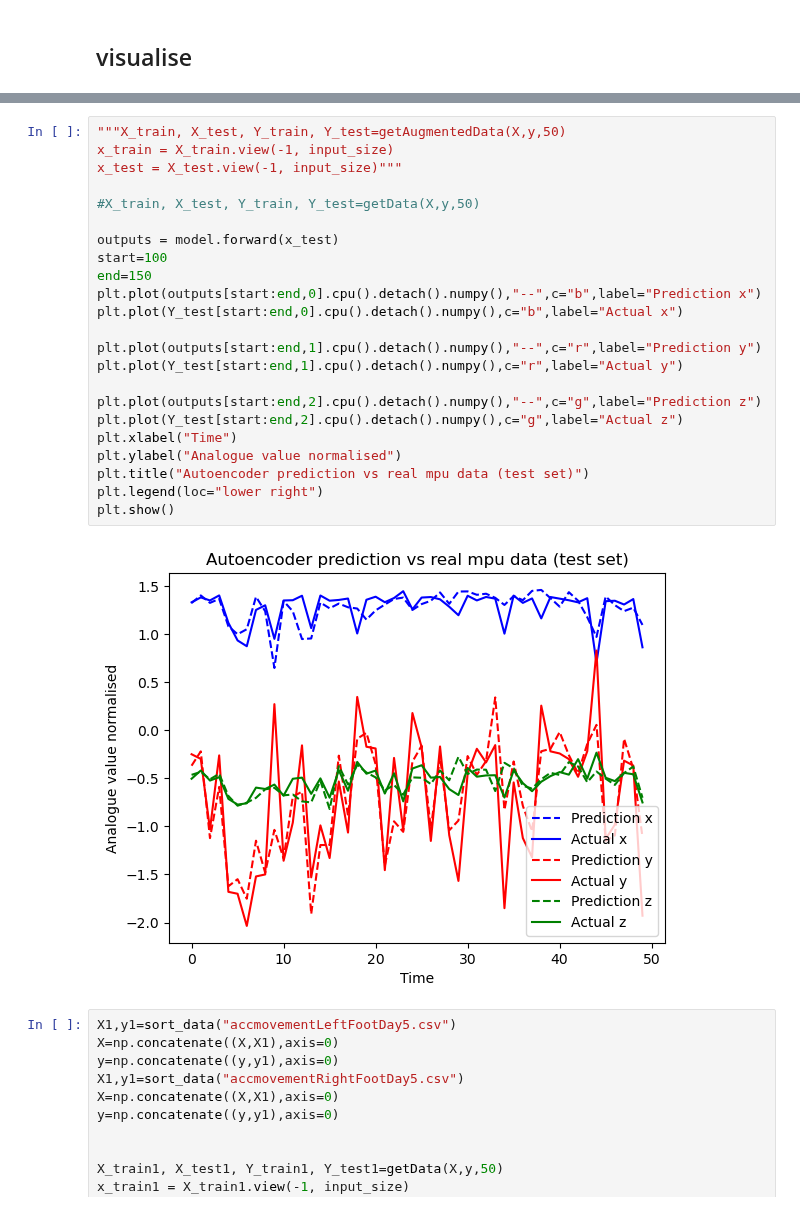
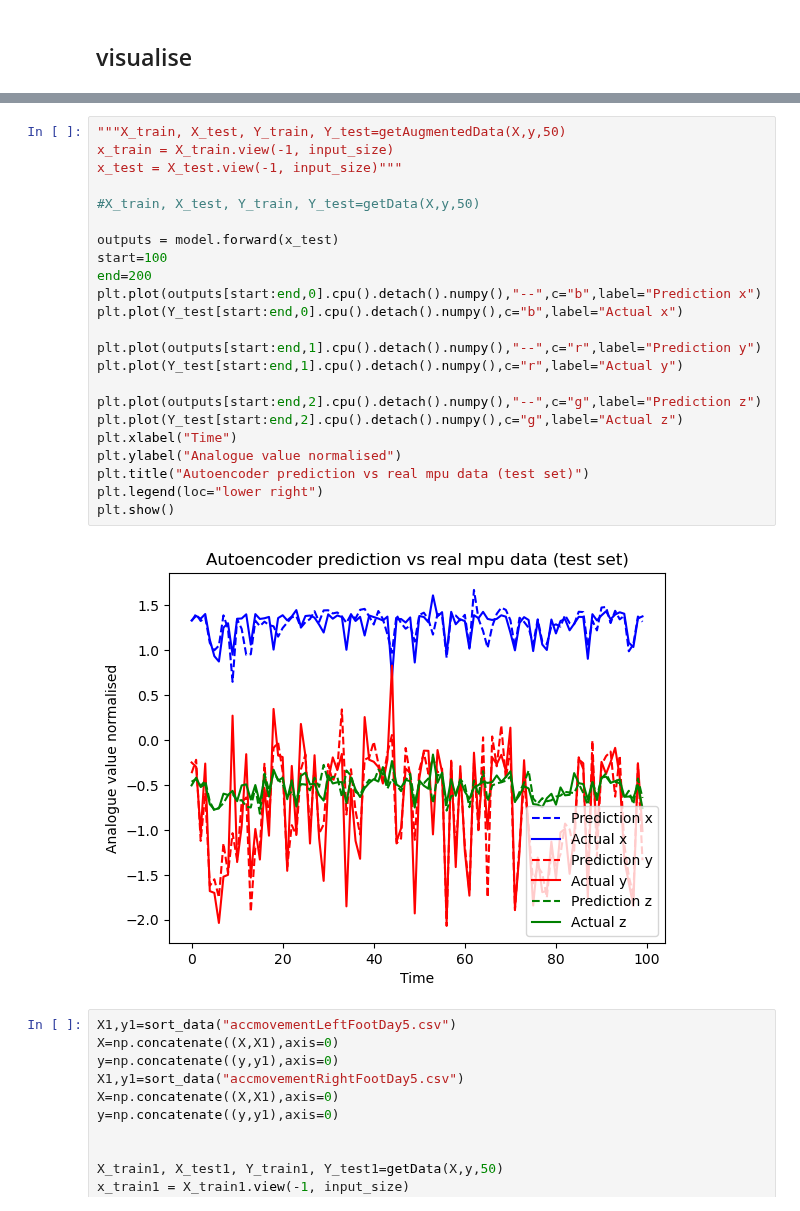
Before and after one commit to shepai/TactileSensor, a Jupyter notebook: Code/Data collection/robot/GPUCluster/autoencoderRun.ipynb, the cells around one changed output, grey strips where cells are left out. Cells and saved outputs as stored; diff of their text form.

```diff
--- a/Code/Data collection/robot/GPUCluster/autoencoderRun.ipynb
+++ b/Code/Data collection/robot/GPUCluster/autoencoderRun.ipynb
@@ -317,28 +314,28 @@ plt.show()
 # %%
 """X_train, X_test, Y_train, Y_test=getAugmentedData(X,y,50)
 x_train = X_train.view(-1, input_size)
 x_test = X_test.view(-1, input_size)"""
 
 #X_train, X_test, Y_train, Y_test=getData(X,y,50)
 
 outputs = model.forward(x_test)
 start=100
-end=150
+end=200
 plt.plot(outputs[start:end,0].cpu().detach().numpy(),"--",c="b",label="Prediction x")
 plt.plot(Y_test[start:end,0].cpu().detach().numpy(),c="b",label="Actual x")
 
 plt.plot(outputs[start:end,1].cpu().detach().numpy(),"--",c="r",label="Prediction y")
 plt.plot(Y_test[start:end,1].cpu().detach().numpy(),c="r",label="Actual y")
 
 plt.plot(outputs[start:end,2].cpu().detach().numpy(),"--",c="g",label="Prediction z")
 plt.plot(Y_test[start:end,2].cpu().detach().numpy(),c="g",label="Actual z")
 plt.xlabel("Time")
 plt.ylabel("Analogue value normalised")
 plt.title("Autoencoder prediction vs real mpu data (test set)")
 plt.legend(loc="lower right")
 plt.show()
 # %% [output]
-[figure, old version]
+[figure, new version]
 # %%
 X1,y1=sort_data("accmovementLeftFootDay5.csv")
 X=np.concatenate((X,X1),axis=0)
```
Also changed, not shown: parts of 10 cells of this notebook.
